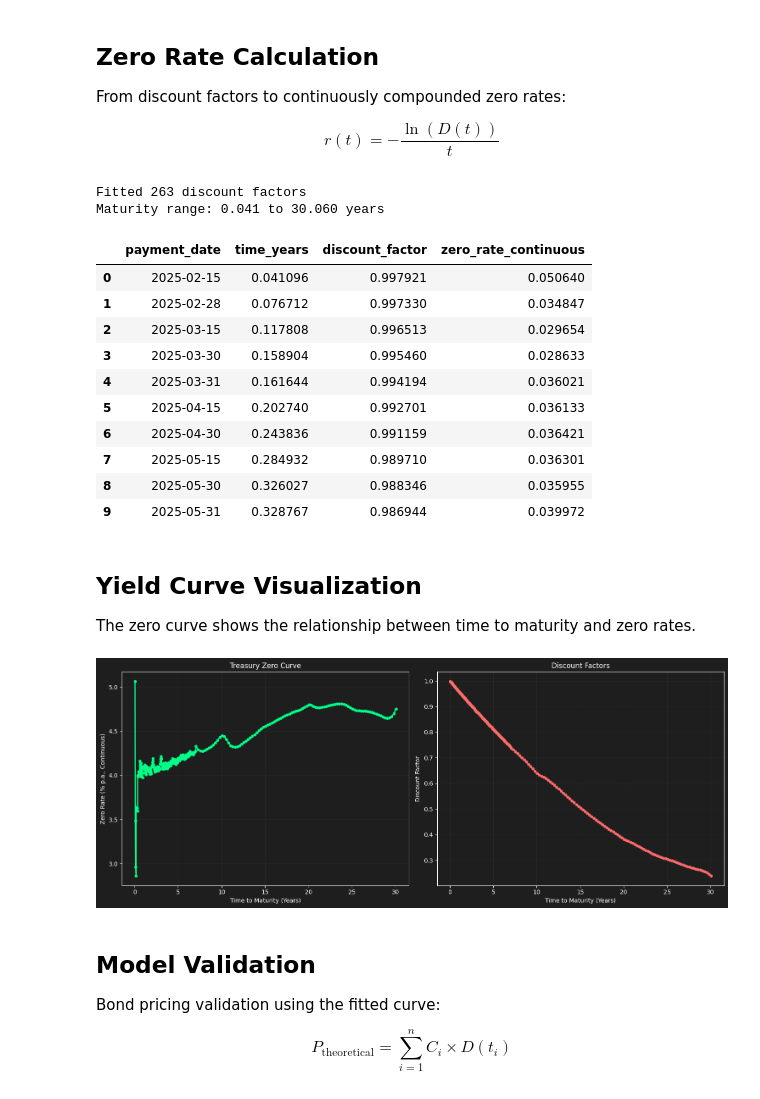
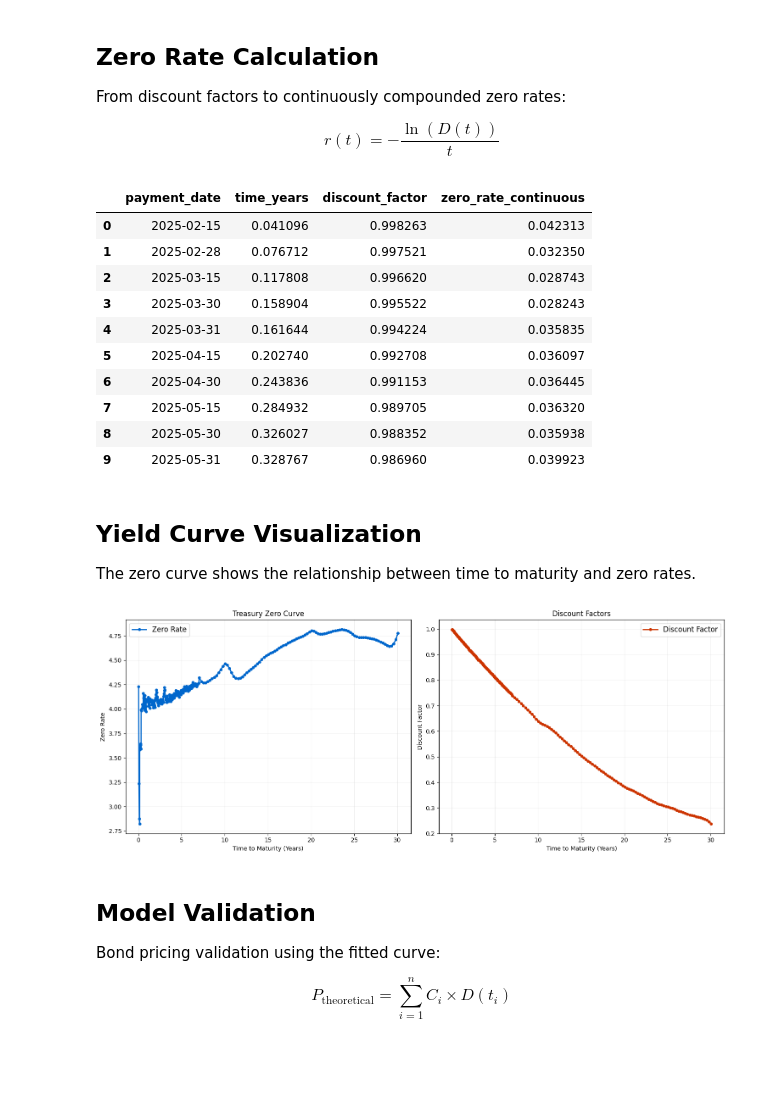
Before and after one commit to IshaPatro/Yield-Curve-Valuation, a Jupyter notebook: yield_curve_construction.ipynb, the cells around one changed output. Saved outputs shown, nothing was run; the diff lists cells and outputs as text; code cells hidden in the pictures; blank space fills up the shorter version.

```diff
--- a/yield_curve_construction.ipynb
+++ b/yield_curve_construction.ipynb
@@ -14,7 +17,7 @@ DATA_FILE_PATH = "US_Treasury_Data.xlsx"
 # %% [markdown]
 ## Data Loading and Preparation
 # %%
-treasury_bonds = pd.read_excel(DATA_FILE_PATH, sheet_name="Bonds")
+treasury_bonds = pd.read_excel("US_Treasury_Data.xlsx", sheet_name="Bonds")
 treasury_bonds['Issue Date'] = pd.to_datetime(treasury_bonds['Issue Date'])
 treasury_bonds['Maturity'] = pd.to_datetime(treasury_bonds['Maturity'])
 treasury_bonds.head()
@@ -205,56 +228,46 @@ $$r(t) = -\frac{\ln(D(t))}{t}$$
 fitted_curve = optimize_discount_factors(
     treasury_bonds, EVALUATION_DATE, use_dirty_prices=True, smoothness_penalty=5e4, monotonicity_penalty=5e3
 )
-
-print(f"Fitted {len(fitted_curve)} discount factors")
-print(f"Maturity range: {fitted_curve['time_years'].min():.3f} to {fitted_curve['time_years'].max():.3f} years")
 fitted_curve.head(10)
 # %% [output]
-Fitted 263 discount factors
-Maturity range: 0.041 to 30.060 years
 |  | payment_date | time_years | discount_factor | zero_rate_continuous |
-| 0 | 2025-02-15 | 0.041096 | 0.997921 | 0.050640 |
-| 1 | 2025-02-28 | 0.076712 | 0.997330 | 0.034847 |
-| 2 | 2025-03-15 | 0.117808 | 0.996513 | 0.029654 |
-| 3 | 2025-03-30 | 0.158904 | 0.995460 | 0.028633 |
-| 4 | 2025-03-31 | 0.161644 | 0.994194 | 0.036021 |
-| 5 | 2025-04-15 | 0.202740 | 0.992701 | 0.036133 |
-| 6 | 2025-04-30 | 0.243836 | 0.991159 | 0.036421 |
-| 7 | 2025-05-15 | 0.284932 | 0.989710 | 0.036301 |
-| 8 | 2025-05-30 | 0.326027 | 0.988346 | 0.035955 |
-| 9 | 2025-05-31 | 0.328767 | 0.986944 | 0.039972 |
+| 0 | 2025-02-15 | 0.041096 | 0.998263 | 0.042313 |
+| 1 | 2025-02-28 | 0.076712 | 0.997521 | 0.032350 |
+| 2 | 2025-03-15 | 0.117808 | 0.996620 | 0.028743 |
+| 3 | 2025-03-30 | 0.158904 | 0.995522 | 0.028243 |
+| 4 | 2025-03-31 | 0.161644 | 0.994224 | 0.035835 |
+| 5 | 2025-04-15 | 0.202740 | 0.992708 | 0.036097 |
+| 6 | 2025-04-30 | 0.243836 | 0.991153 | 0.036445 |
+| 7 | 2025-05-15 | 0.284932 | 0.989705 | 0.036320 |
+| 8 | 2025-05-30 | 0.326027 | 0.988352 | 0.035938 |
+| 9 | 2025-05-31 | 0.328767 | 0.986960 | 0.039923 |
 # %% [markdown]
 ## Yield Curve Visualization
 
 The zero curve shows the relationship between time to maturity and zero rates.
 # %%
-fig, (ax1, ax2) = plt.subplots(1, 2, figsize=(15, 6), facecolor='#1e1e1e')
+fig, (ax1, ax2) = plt.subplots(1, 2, figsize=(15, 6))
 
-for ax in [ax1, ax2]:
-    ax.set_facecolor('#1e1e1e')
-    ax.tick_params(colors='white')
-    ax.xaxis.label.set_color('white')
-    ax.yaxis.label.set_color('white')
-    ax.title.set_color('white')
-    for spine in ax.spines.values():
-        spine.set_color('white')
+ax1.plot(fitted_curve['time_years'], fitted_curve['zero_rate_continuous'] * 100, '#0066cc', linewidth=2, marker='o', markersize=4, label='Zero Rate')
+ax1.set_xlabel('Time to Maturity (Years)')
+ax1.set_ylabel('Zero Rate')
+ax1.set_title('Treasury Zero Curve')
+ax1.set_facecolor("white")
+ax1.grid(True, alpha=0.3, color='#cccccc')
 
-ax1.plot(fitted_curve['time_years'], fitted_curve['zero_rate_continuous'] * 100, '#00ff88', linewidth=2, marker='o', markersize=4)
-ax1.set_xlabel('Time to Maturity (Years)')
-ax1.set_ylabel('Zero Rate (% p.a., Continuous)')
-ax1.set_title('Treasury Zero Curve')
-ax1.grid(True, alpha=0.3, color='#404040')
-
-ax2.plot(fitted_curve['time_years'], fitted_curve['discount_factor'], '#ff6b6b', linewidth=2, marker='o', markersize=4)
+ax2.plot(fitted_curve['time_years'], fitted_curve['discount_factor'], '#cc3300', linewidth=2, marker='o', markersize=4, label='Discount Factor')
 ax2.set_xlabel('Time to Maturity (Years)')
 ax2.set_ylabel('Discount Factor')
 ax2.set_title('Discount Factors')
-ax2.grid(True, alpha=0.3, color='#404040')
+ax2.set_facecolor("white")
+ax2.grid(True, alpha=0.3, color='#cccccc')
 
+ax1.legend(fontsize=12, frameon=True, loc="best")
+ax2.legend(fontsize=12, frameon=True, loc="best")
 plt.tight_layout()
 plt.show()
 # %% [output]
-[figure, old version]
+[figure, new version]
 # %% [markdown]
 ## Model Validation
 
```
Also changed, not shown: parts of 8 cells of this notebook, 5 other files.
